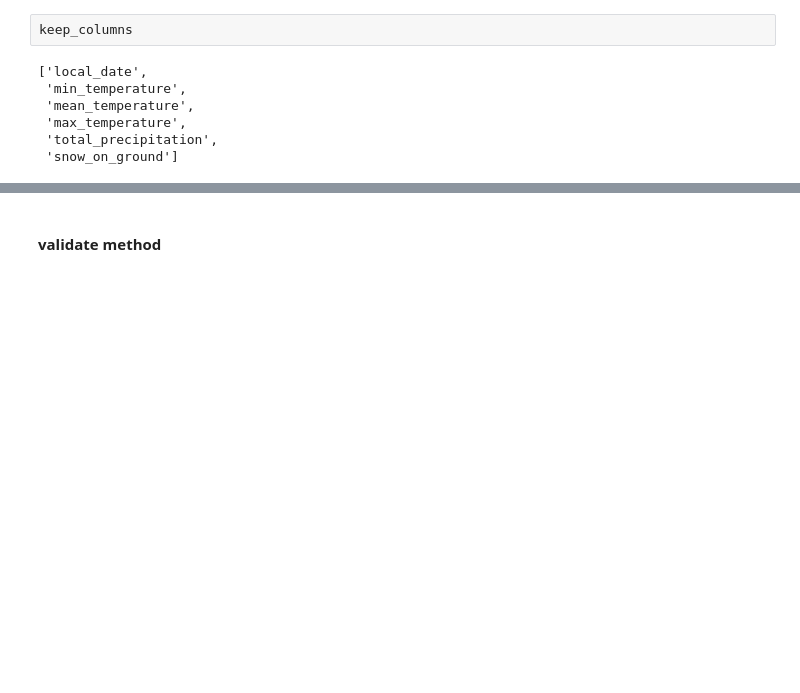
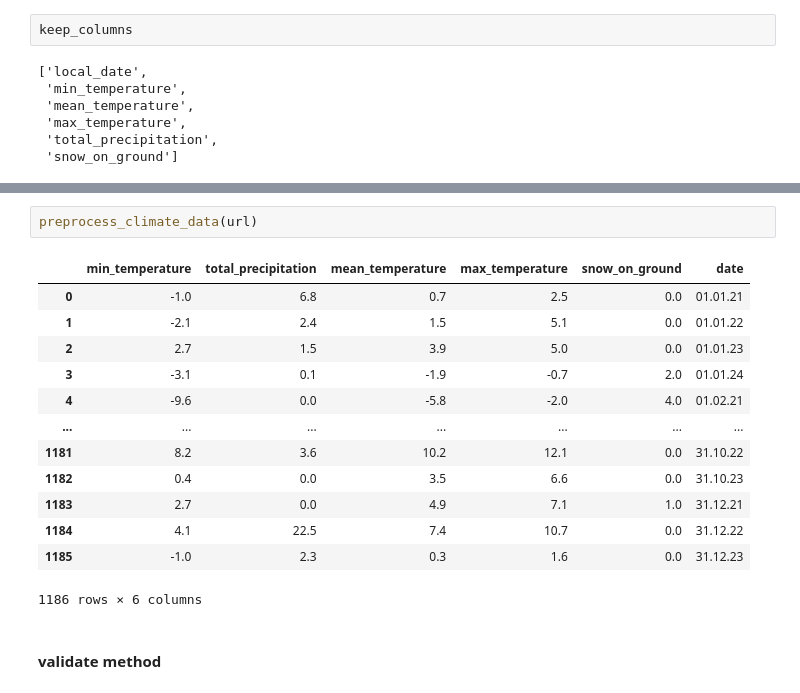
Before and after one commit to jeaend/Predicting_Shelter_Availability, a Jupyter notebook: notebooks/cleaning/climate_data_cleaning.ipynb, the cells around one changed output, grey strips where cells are left out. Drawn from its saved outputs; the diff is of its cells as text; blank space fills up the shorter version.

```diff
--- a/notebooks/cleaning/climate_data_cleaning.ipynb
+++ b/notebooks/cleaning/climate_data_cleaning.ipynb
@@ -326,3 +381,19 @@ keep_columns
+# %%
+preprocess_climate_data(url)
+# %% [output]
+|  | min_temperature | total_precipitation | mean_temperature | max_temperature | snow_on_ground | date |
+| 0 | -1.0 | 6.8 | 0.7 | 2.5 | 0.0 | 01.01.21 |
+| 1 | -2.1 | 2.4 | 1.5 | 5.1 | 0.0 | 01.01.22 |
+| 2 | 2.7 | 1.5 | 3.9 | 5.0 | 0.0 | 01.01.23 |
+| 3 | -3.1 | 0.1 | -1.9 | -0.7 | 2.0 | 01.01.24 |
+| 4 | -9.6 | 0.0 | -5.8 | -2.0 | 4.0 | 01.02.21 |
+| ... | ... | ... | ... | ... | ... | ... |
+| 1181 | 8.2 | 3.6 | 10.2 | 12.1 | 0.0 | 31.10.22 |
+| 1182 | 0.4 | 0.0 | 3.5 | 6.6 | 0.0 | 31.10.23 |
+| 1183 | 2.7 | 0.0 | 4.9 | 7.1 | 1.0 | 31.12.21 |
+| 1184 | 4.1 | 22.5 | 7.4 | 10.7 | 0.0 | 31.12.22 |
+| 1185 | -1.0 | 2.3 | 0.3 | 1.6 | 0.0 | 31.12.23 |
+1186 rows × 6 columns
 # %% [markdown]
 #### validate method
 # %%
```
Also changed, not shown: parts of 9 cells of this notebook, 3 other files.
